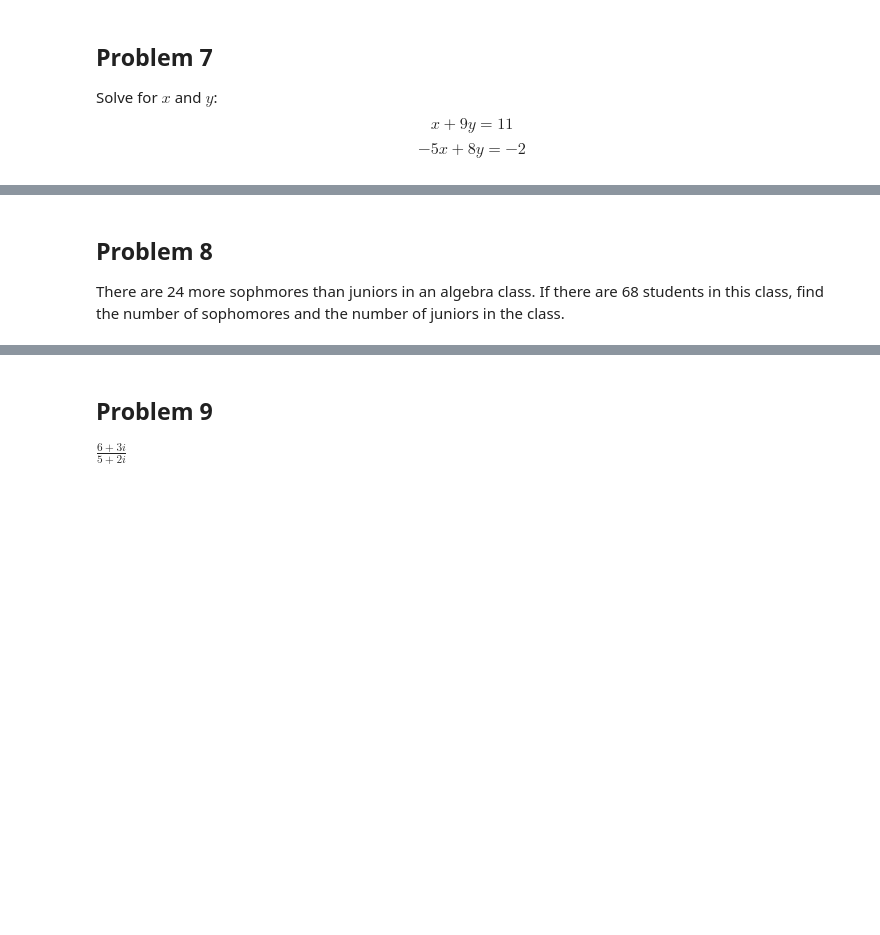
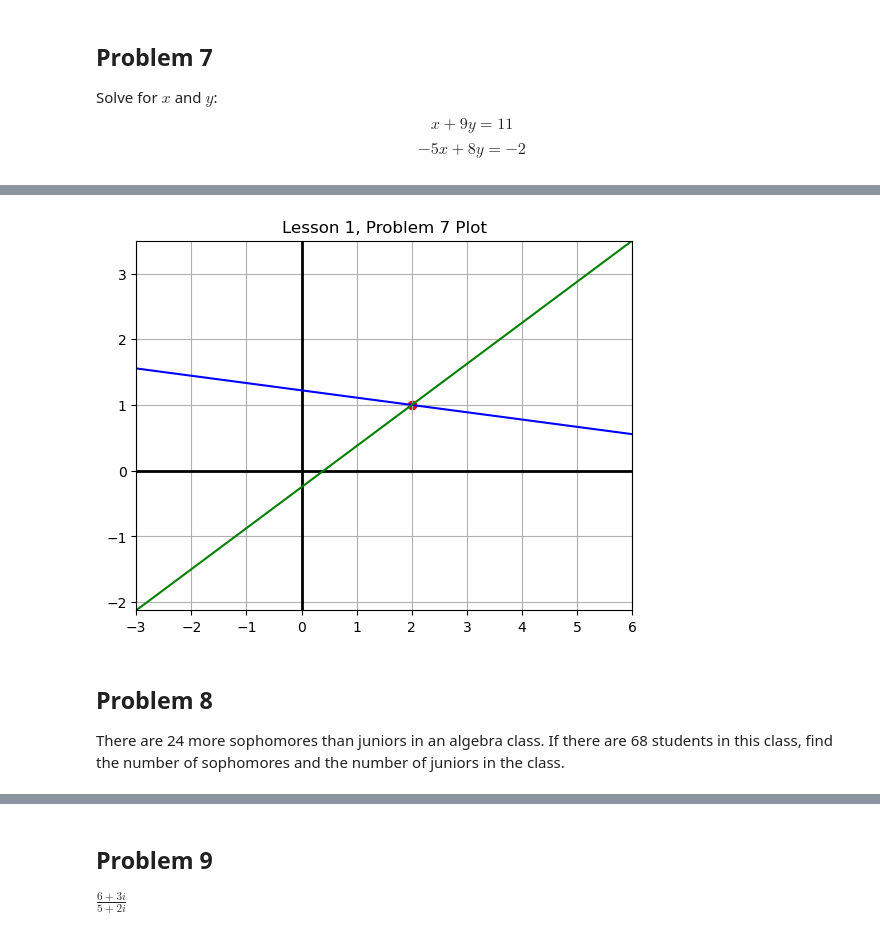
Before and after one commit to ParkerEnsing/Tutoring, a Jupyter notebook: Will_Graham/Lesson_1/Lesson_1.ipynb, the cells around one changed output, grey strips where cells are left out. Drawn from its saved outputs; the diff is of its cells as text; code cells hidden in the pictures; blank space fills up the shorter version.

```diff
--- a/Will_Graham/Lesson_1/Lesson_1.ipynb
+++ b/Will_Graham/Lesson_1/Lesson_1.ipynb
@@ -148,3 +295,31 @@ Solve for $x$ and $y$: $$x + 9y = 11$$ $$-5x + 8y = -2$$
+# %%
+domain = [-3, 6]
+x = np.linspace(domain[0], domain[1], 100)
+y1 = -x / 9 + 11 / 9
+y2 = 5*x / 8 - 1 / 4
+rng_1 = [y1.min(), y1.max()]
+rng_2 = [y2.min(), y2.max()]
+rng = [min(rng_1[0], rng_2[0]), max(rng_1[1], rng_2[1])]
+
+x_ax = np.linspace(domain[0], domain[1], 100)
+y_ax = np.linspace(rng[0], rng[1], 100)
+
+fig, ax = plt.subplots()
+
+ax.set_title("Lesson 1, Problem 7 Plot")
+
+ax.plot(x_ax, np.zeros(len(x_ax)), linewidth = 2, color = 'k')
+ax.plot(np.zeros(len(y_ax)), y_ax, linewidth = 2, color = 'k')
+ax.plot(x, y1, linestyle = '-', color = 'b')
+ax.plot(x, y2, linestyle = '-', color = 'g')
+ax.scatter(2, 1, marker = 'o', color = 'r')
+
+ax.set_xlim(domain)
+ax.set_ylim(rng)
+ax.grid(True)
+plt.show()
+# %% [output]
+[figure, added]
 # %% [markdown]
 ## Problem 8 ##
-There are 24 more sophmores than juniors in an algebra class. If there are 68 students in this class, find the number of sophomores and the number of juniors in the class.
+There are 24 more sophomores than juniors in an algebra class. If there are 68 students in this class, find the number of sophomores and the number of juniors in the class.
```
Also changed, not shown: parts of 12 cells of this notebook, 1 other file.
